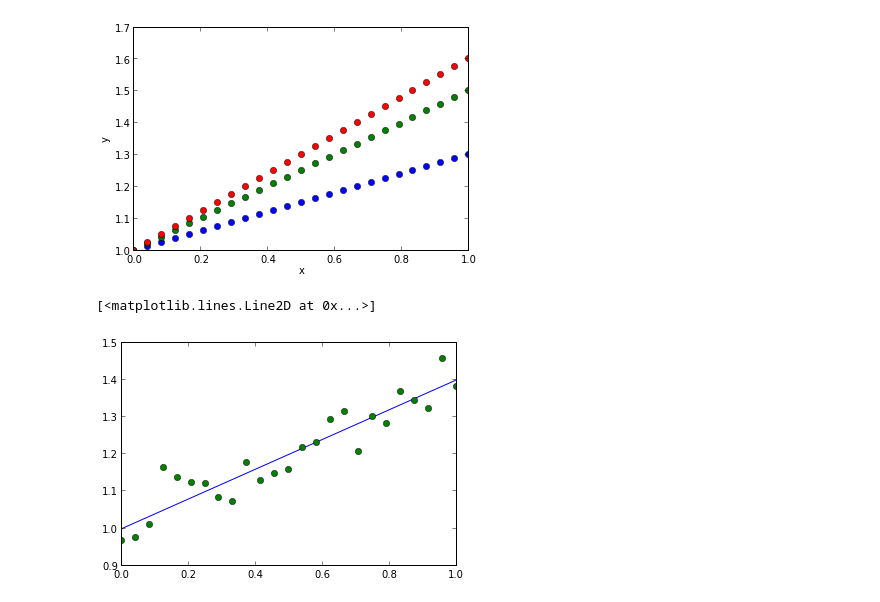
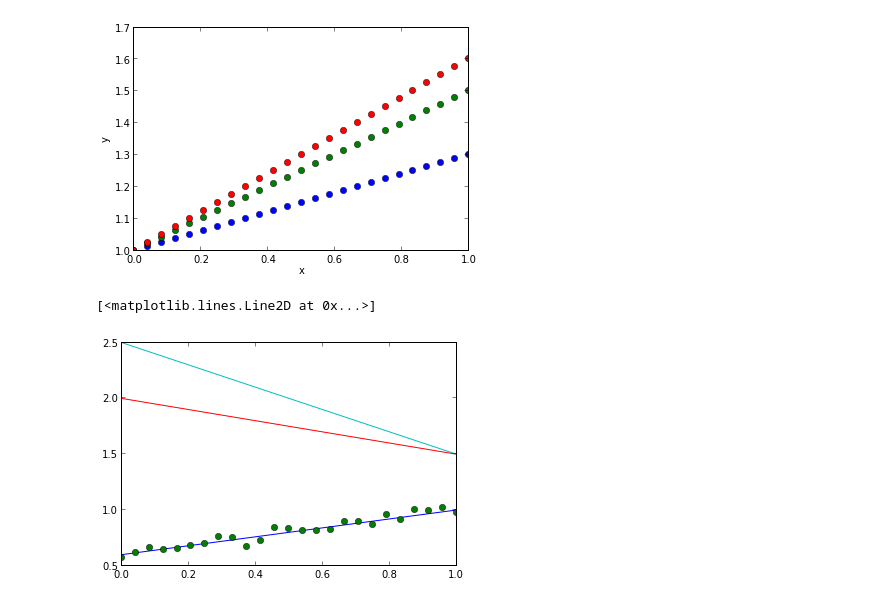
Before and after one commit to gajomi/enzymatica, a Jupyter notebook: docs/inference.ipynb, the cells around one changed output. Drawn from its saved outputs; the diff is of its cells as text; code cells hidden in the pictures.

```diff
--- a/docs/inference.ipynb
+++ b/docs/inference.ipynb
@@ -35,12 +32,14 @@ ylabel('y')
 # %%
 a_exact = 0.4 # True underlying parameter attempting to estimate
 sigma = 0.05
-y_data = model([a_exact, 1]) + sigma * numpy.random.randn(*(x.shape))
-plot(x, model([a_exact, 1]))
+y_data = model([a_exact, 0.6]) + sigma * numpy.random.randn(*(x.shape))
+plot(x, model([a_exact, 0.6]))
 plot(x, y_data, 'o')
+plot(x, model([-.5, 2]))
+plot(x, model([-1, 2.5]))
 # %% [output]
 [<matplotlib.lines.Line2D at 0x...>]
-[figure, old version]
+[figure, new version]
 # %%
 data = NormalDistribution(y_data, sigma * sigma)
 prior = UniformDistribution(input_space)
```
Also changed, not shown: parts of 6 cells of this notebook, 5 other files.
